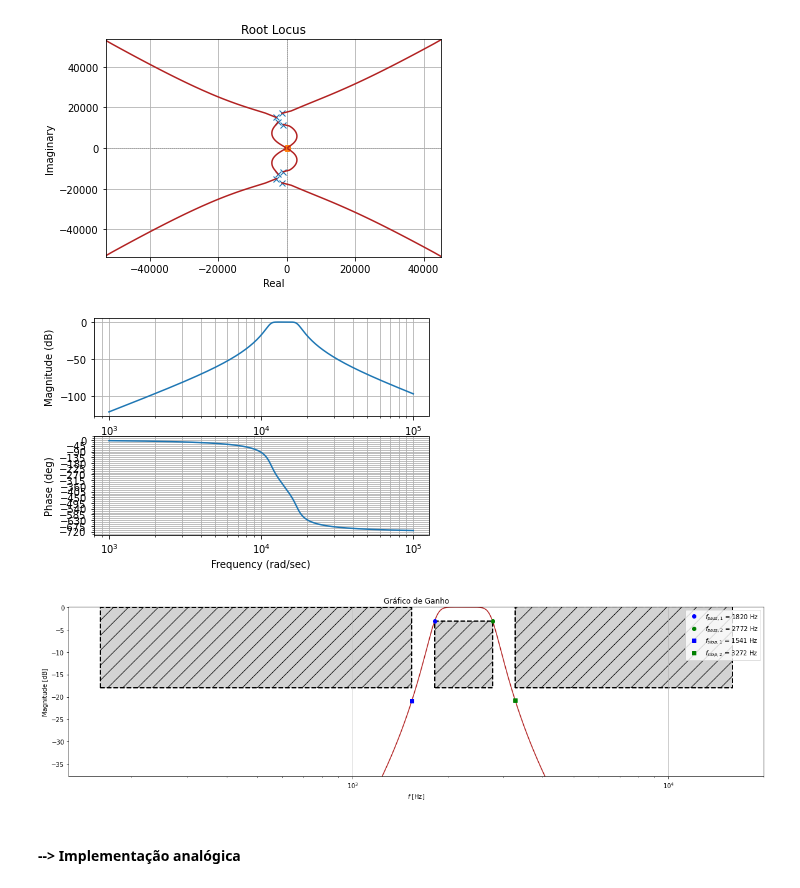
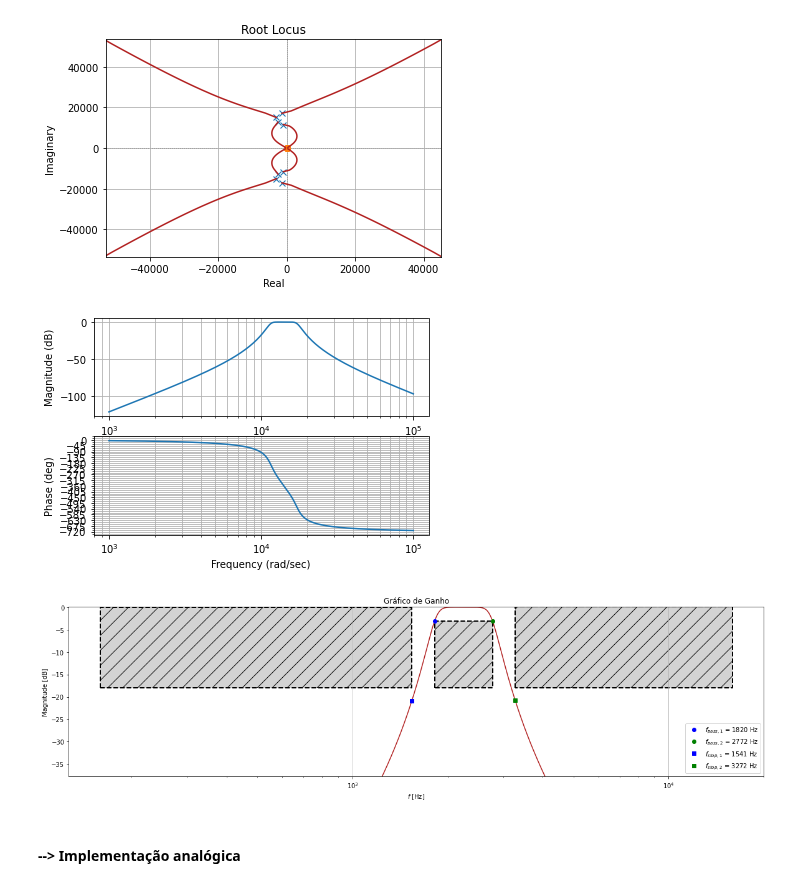
Before and after one commit to Widmark-Kaue/digital-signal-processing, a Jupyter notebook: avl2.ipynb, the cells around one changed output. Cells and saved outputs as stored; diff of their text form; code cells hidden in the pictures.

```diff
--- a/avl2.ipynb
+++ b/avl2.ipynb
@@ -475,35 +475,35 @@ plt.show()
 magdB   = 20*np.log10(mag)
 freqPB  = omega/(2*np.pi)
 
 magdBf  = interp1d(freqPB,magdB)
 
 with plt.rc_context({'figure.figsize':tam}):
 
     plt.semilogx(freqPB, magdB, 'firebrick')
 
     plt.fill_between([freqPB[0] , fstopPB[0]]   , [0,0]         , [astop, astop], **param)
     plt.fill_between([fstopPB[1], freqPB[-1]]   , [0.1,0.1]     , [astop, astop], **param)
     plt.fill_between(fpassPB                    , [apass, apass], [astop, astop], **param)
 
     plt.plot(fpassPB[0], magdBf(fpassPB[0]),'bo', label = r'$f_{pass,1}$ = '+f'{round(fpassPB[0],2)} Hz')
     plt.plot(fpassPB[1], magdBf(fpassPB[1]),'go', label = r'$f_{pass,2}$ = '+f'{round(fpassPB[1],2)} Hz')
     plt.plot(fstopPB[0], magdBf(fstopPB[0]),'bs', label = r'$f_{stop,1}$ = '+f'{round(fstopPB[0],2)} Hz')
     plt.plot(fstopPB[1], magdBf(fstopPB[1]),'gs', label = r'$f_{stop,2}$ = '+f'{round(fstopPB[1],2)} Hz')
 
 
     plt.ylim([-(abs(astop)*2.1),0.1])
     plt.title('Gráfico de Ganho')
     plt.xlabel(r'$f$ [Hz]')
     plt.ylabel('Magnitude [dB]')
 
     plt.grid(axis = 'x')
-    plt.legend()
+    plt.legend(loc = 4)
 
     savefig(plt.gcf(), 'ganhoPB')
     plt.show()
 # %% [output]
 [figure]
-[figure, old version]
+[figure, new version]
 # %% [markdown]
 #### --> Implementação analógica
 # %%
```
